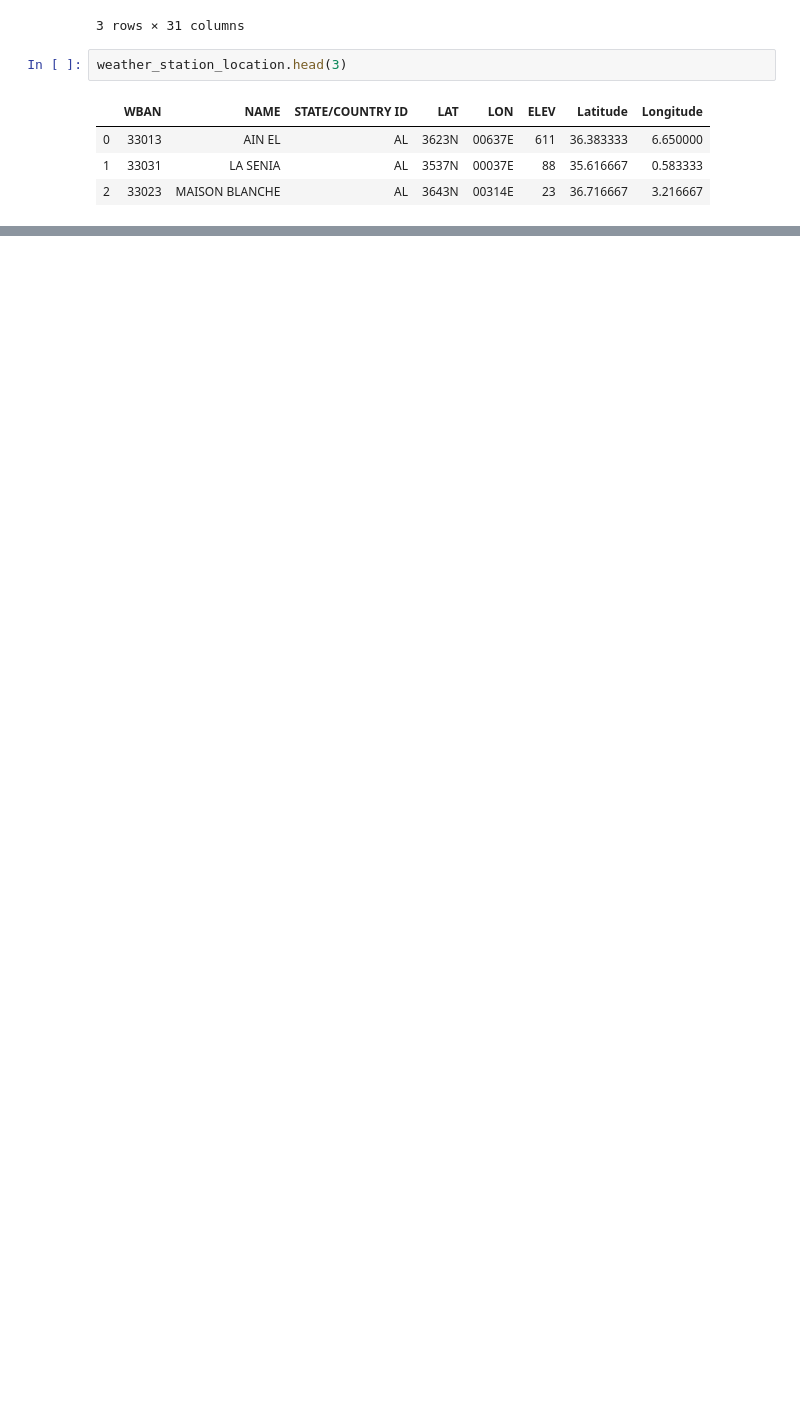
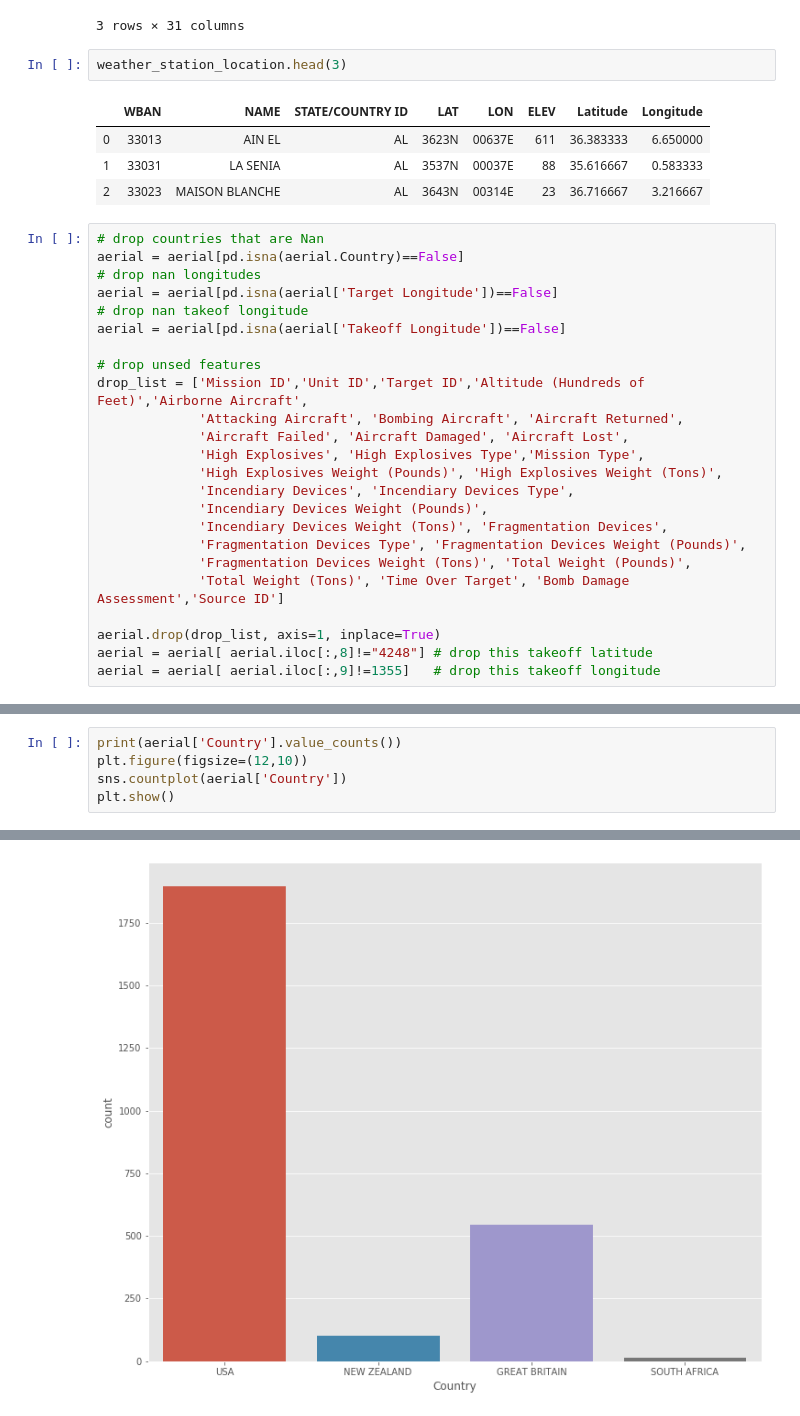
Before and after one commit to kumarUjjawal/data_analysis, a Jupyter notebook: time_series_prediction.ipynb, the cells around one changed output, grey strips where cells are left out. Drawn from its saved outputs; the diff is of its cells as text; blank space fills up the shorter version.

```diff
--- a/time_series_prediction.ipynb
+++ b/time_series_prediction.ipynb
@@ -46,3 +41,27 @@ weather_station_location.head(3)
 | 0 | 33013 | AIN EL | AL | 3623N | 00637E | 611 | 36.383333 | 6.650000 |
 | 1 | 33031 | LA SENIA | AL | 3537N | 00037E | 88 | 35.616667 | 0.583333 |
 | 2 | 33023 | MAISON BLANCHE | AL | 3643N | 00314E | 23 | 36.716667 | 3.216667 |
+# %%
+# drop countries that are Nan
+aerial = aerial[pd.isna(aerial.Country)==False]
+# drop nan longitudes
+aerial = aerial[pd.isna(aerial['Target Longitude'])==False]
+# drop nan takeof longitude
+aerial = aerial[pd.isna(aerial['Takeoff Longitude'])==False]
+
+# drop unsed features
+drop_list = ['Mission ID','Unit ID','Target ID','Altitude (Hundreds of Feet)','Airborne Aircraft',
+             'Attacking Aircraft', 'Bombing Aircraft', 'Aircraft Returned',
+             'Aircraft Failed', 'Aircraft Damaged', 'Aircraft Lost',
+             'High Explosives', 'High Explosives Type','Mission Type',
+             'High Explosives Weight (Pounds)', 'High Explosives Weight (Tons)',
+             'Incendiary Devices', 'Incendiary Devices Type',
+             'Incendiary Devices Weight (Pounds)',
+             'Incendiary Devices Weight (Tons)', 'Fragmentation Devices',
+             'Fragmentation Devices Type', 'Fragmentation Devices Weight (Pounds)',
+             'Fragmentation Devices Weight (Tons)', 'Total Weight (Pounds)',
+             'Total Weight (Tons)', 'Time Over Target', 'Bomb Damage Assessment','Source ID']
+
+aerial.drop(drop_list, axis=1, inplace=True)
+aerial = aerial[ aerial.iloc[:,8]!="4248"] # drop this takeoff latitude
+aerial = aerial[ aerial.iloc[:,9]!=1355]   # drop this takeoff longitude
@@ -48,0 +116,6 @@ weather_station_location.head(3)
+# %%
+print(aerial['Country'].value_counts())
+plt.figure(figsize=(12,10))
+sns.countplot(aerial['Country'])
+plt.show()
+# %% [output]
@@ -48,0 +127 @@ weather_station_location.head(3)
+[figure, added]
```
Also changed, not shown: parts of 12 cells of this notebook, 2 other files.
